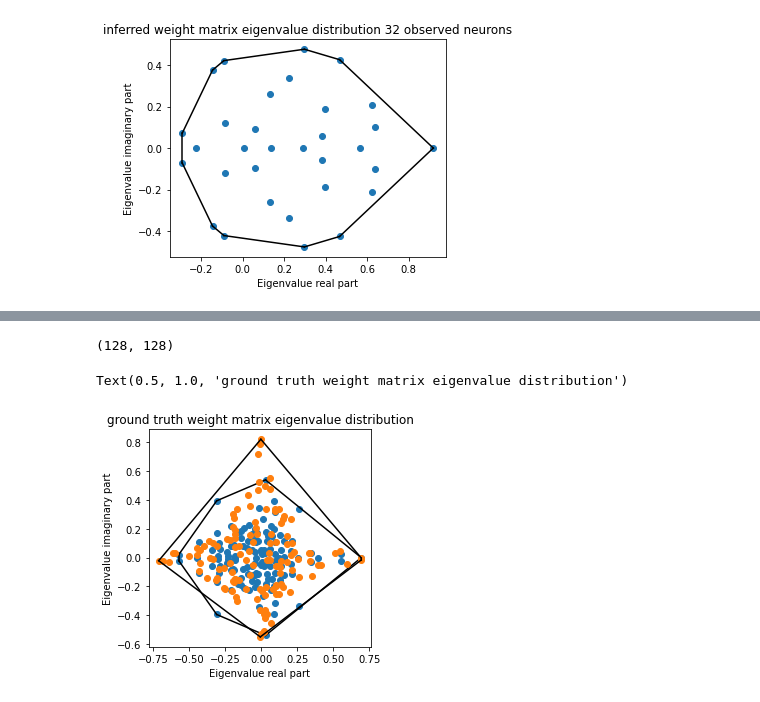
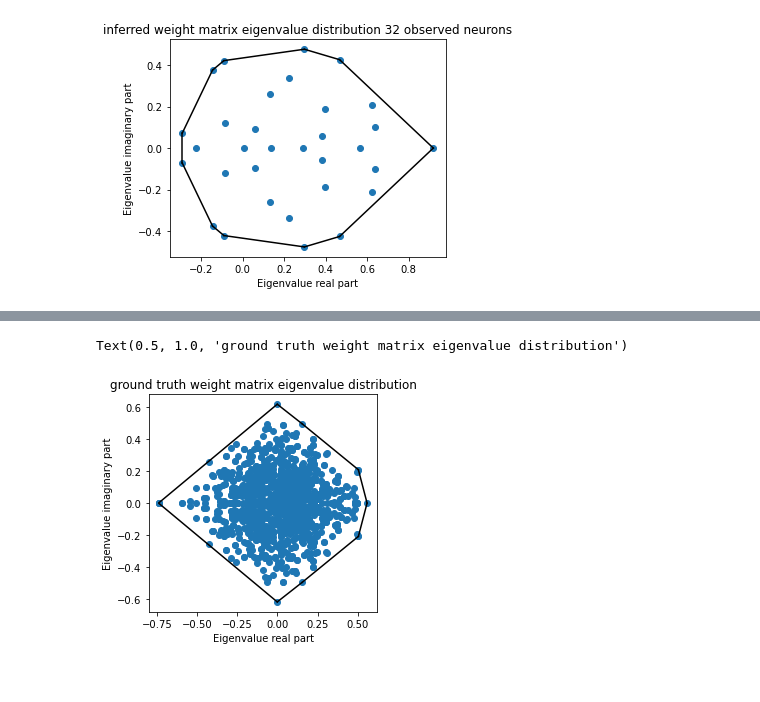
Before and after one commit to tongliang11/hidden-neuron-simulation, a Jupyter notebook: src/figures.ipynb, the cells around one changed output, grey strips where cells are left out. Saved outputs shown, nothing was run; the diff lists cells and outputs as text; code cells hidden in the pictures.

```diff
--- a/src/figures.ipynb
+++ b/src/figures.ipynb
@@ -13,7 +13,7 @@ def alpha(t, tau=1): return 1/tau**2*t*np.exp(-t/tau)
 Autosaving every 1 seconds
 # %%
 # spk_100_weights = np.loadtxt(os.path.join(data_path, "spk_train_weights_100.txt"))
-def load_spk_train(N=128, Nt=10000):
+def load_spk_train(N=128, Nt=200000):
     with open(os.path.join(data_path, f"spk_train_{N}_{Nt}.pickle"), "rb") as f:
         spk_train = pickle.load(f)
     return spk_train
@@ -716,7 +716,7 @@ def sample_eigenvalues(num, p):
 eigenvalues = sample_eigenvalues(128, 0.5)
 # %%
 from scipy.spatial import ConvexHull, convex_hull_plot_2d
-eignvals_sampled = sample_eigenvalues(64, 0.5)
+eignvals_sampled = sample_eigenvalues(640, 0.5)
 eignvals_sampled = eignvals_sampled + [np.conjugate(i) for i in eignvals_sampled]
 points = np.array([[eignval.real, eignval.imag] for eignval in eignvals_sampled])
 hull = ConvexHull(points)
@@ -733,6 +733,7 @@ Text(0.5, 1.0, 'ground truth weight matrix eigenvalue distribution')
 # %%
 from scipy.spatial import ConvexHull, convex_hull_plot_2d
-eignvals = np.linalg.eigvals(spk_weights)
+random_matrix = np.random.normal(size=(1280, 1280))
+eignvals = np.linalg.eigvals(random_matrix)
 points = np.array([[eignval.real, eignval.imag] for eignval in eignvals])
 hull = ConvexHull(points)
 plt.plot(points[:,0], points[:,1], 'o')
@@ -750,28 +751,29 @@ w, v = np.linalg.eig(spk_weights)
 # %%
-weight_reconstructed = v @ np.diag(eignvals_sampled) @ np.linalg.inv(v)
-print(weight_reconstructed.shape)
+# for i in [idx for idx, eigenval in enumerate(w) if eigenval.imag == 0]:
+#     eignvals_sampled[i] = eignvals_sampled[i].real
+# weight_reconstructed = v @ np.diag(eignvals_sampled) @ np.linalg.inv(v)
+# print(weight_reconstructed.shape)
 eignvals = np.linalg.eigvals(weight_reconstructed.real)
 points = np.array([[eignval.real, eignval.imag] for eignval in eignvals])
 hull = ConvexHull(points)
 plt.plot(points[:,0], points[:,1], 'o')
 for simplex in hull.simplices:
     plt.plot(points[simplex, 0], points[simplex, 1], 'k-')
 plt.gca().set_aspect('equal')
 plt.xlabel("Eigenvalue real part")
 plt.ylabel("Eigenvalue imaginary part")
 plt.title("ground truth weight matrix eigenvalue distribution")
 
-eignvals = np.linalg.eigvals(weight_reconstructed)
-points = np.array([[eignval.real, eignval.imag] for eignval in eignvals])
-hull = ConvexHull(points)
-plt.plot(points[:,0], points[:,1], 'o')
-for simplex in hull.simplices:
-    plt.plot(points[simplex, 0], points[simplex, 1], 'k-')
-plt.gca().set_aspect('equal')
-plt.xlabel("Eigenvalue real part")
-plt.ylabel("Eigenvalue imaginary part")
-plt.title("ground truth weight matrix eigenvalue distribution")
+# eignvals = np.linalg.eigvals(weight_reconstructed)
+# points = np.array([[eignval.real, eignval.imag] for eignval in eignvals])
+# hull = ConvexHull(points)
+# plt.plot(points[:,0], points[:,1], 'o')
+# for simplex in hull.simplices:
+#     plt.plot(points[simplex, 0], points[simplex, 1], 'k-')
+# plt.gca().set_aspect('equal')
+# plt.xlabel("Eigenvalue real part")
+# plt.ylabel("Eigenvalue imaginary part")
+# plt.title("ground truth weight matrix eigenvalue distribution")
 # %% [output]
-(128, 128)
+Text(0.5, 1.0, 'ground truth weight matrix eigenvalue distribution')
-Text(0.5, 1.0, 'ground truth weight matrix eigenvalue distribution')
-[figure, old version]
+[figure, new version]
```
Also changed, not shown: parts of 6 cells of this notebook, 2 other files.
